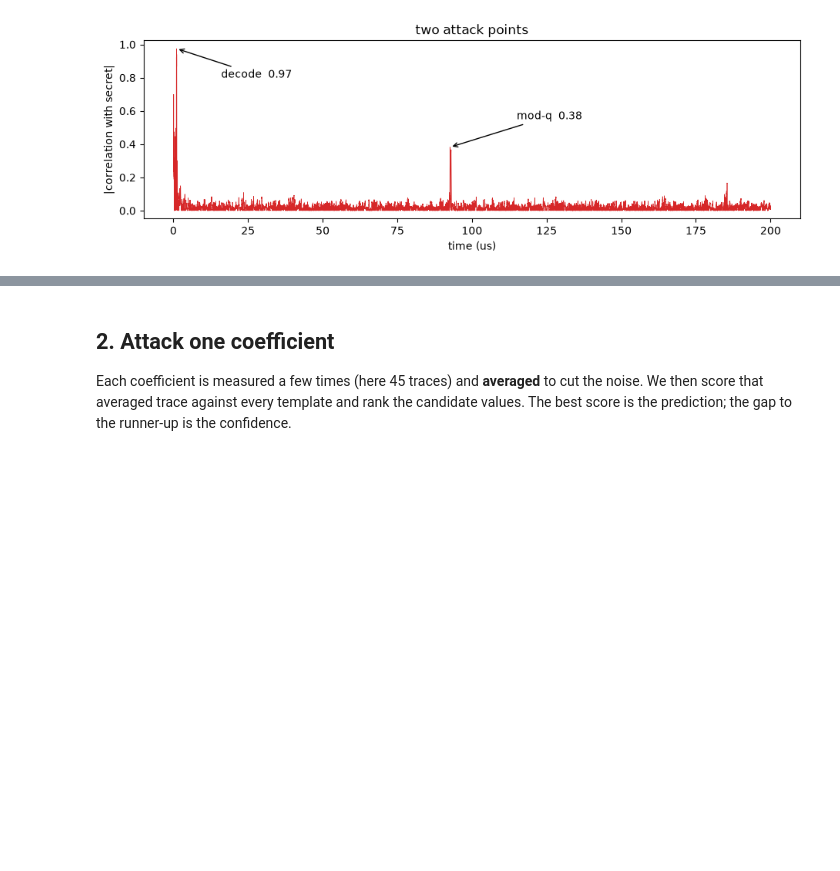
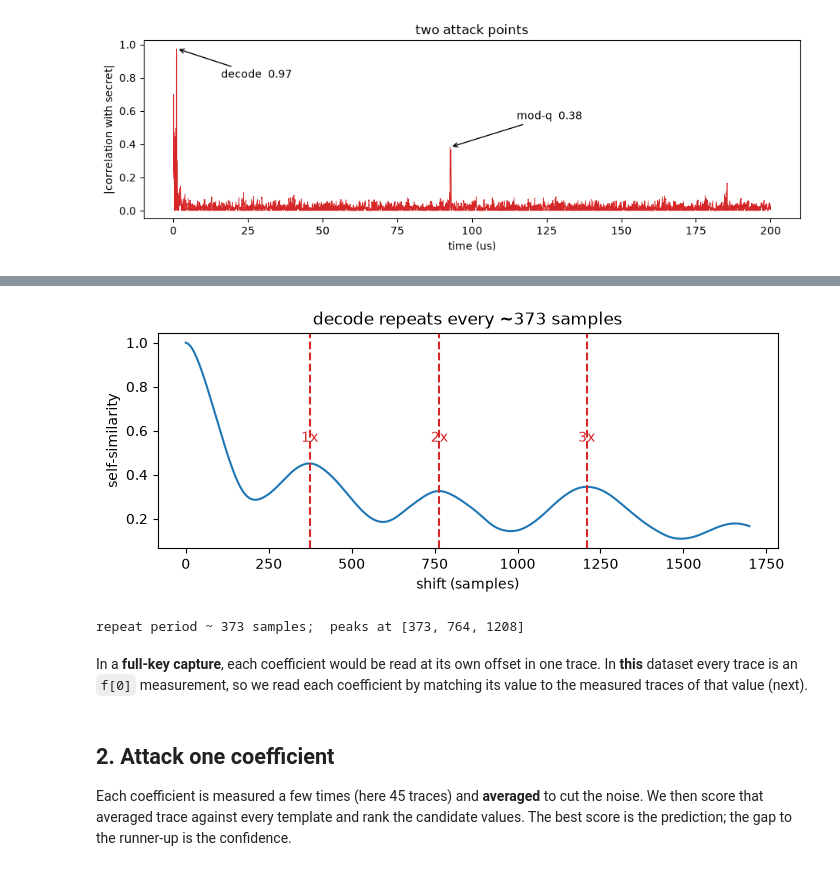
Before and after one commit to Mervespm/Pinata, a Jupyter notebook: sca-scripts/demo/falcon_demo.ipynb, the cells around one changed output, grey strips where cells are left out. Cells and saved outputs as stored; diff of their text form; code cells hidden in the pictures; blank space fills up the shorter version.

Commit message:
Demo: keep periodicity plot, framed honestly (loop structure, not per-coefficient sliding)

```diff
--- a/sca-scripts/demo/falcon_demo.ipynb
+++ b/sca-scripts/demo/falcon_demo.ipynb
@@ -72,3 +77,20 @@ plt.show()
+# %%
+seg = example[:8000] - example[:8000].mean()
+ac = np.correlate(seg, seg, 'full')[len(seg) - 1:]; ac = ac / ac[0]
+peaks = [k for k in range(100, 1600) if ac[k] > 0.25 and ac[k] >= ac[k-1] and ac[k] >= ac[k+1]]
+plt.figure(figsize=(8, 2.8)); plt.plot(ac[:1700])
+for m, k in enumerate(peaks, start=1):
+    plt.axvline(k, color='C3', ls='--'); plt.text(k, 0.55, f'{m}x', color='C3', ha='center')
+plt.xlabel('shift (samples)'); plt.ylabel('self-similarity')
+plt.title(f'decode repeats every ~{peaks[0]} samples'); plt.show()
+print('repeat period ~', peaks[0], 'samples;  peaks at', peaks)
+# %% [output]
+[figure, added]
+repeat period ~ 373 samples;  peaks at [373, 764, 1208]
+# %% [markdown]
+In a **full-key capture**, each coefficient would be read at its own offset in one trace. In
+**this** dataset every trace is an `f[0]` measurement, so we read each coefficient by matching
+its value to the measured traces of that value (next).
 # %% [markdown]
 ## 2. Attack one coefficient
 
```
Also changed, not shown: parts of 1 cell of this notebook, 1 other file.
